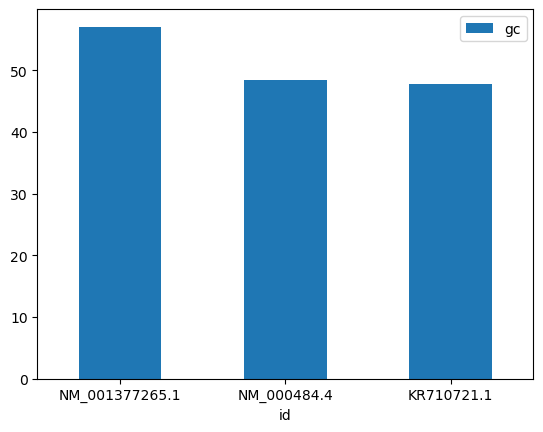
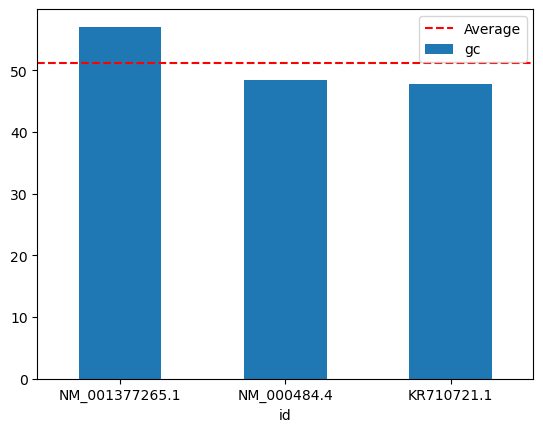
Unified diff of the notebook cell whose output changed from the first chart to the second:
--- before
+++ after
@@ -2,4 +2,5 @@
 import matplotlib.pyplot as plt
 import pandas as pd
+import numpy as np
 Similarity=[]
 
@@ -34,4 +35,7 @@
     gdf.sort_values("length", ascending=False)
     gdf.plot.bar(x='id', y='gc', rot=0)
+    average = gdf['gc'].mean()
+    plt.axhline(y=average, color='red', linestyle='--', label='Average')
+    plt.legend()
     
     plt.show()
@@ -62,5 +66,4 @@
 sdf.sort_values("Similarity", ascending=False)
 sdf.plot.bar(x='Pair_Name', y='Similarity', rot=45)
-plt.axhline(y=promedio, color='red', linestyle='--', label='Average')
 plt.tight_layout()
 plt.show()

Commit: week 5: NumPy array, statistical analysis, normal distribution simulation